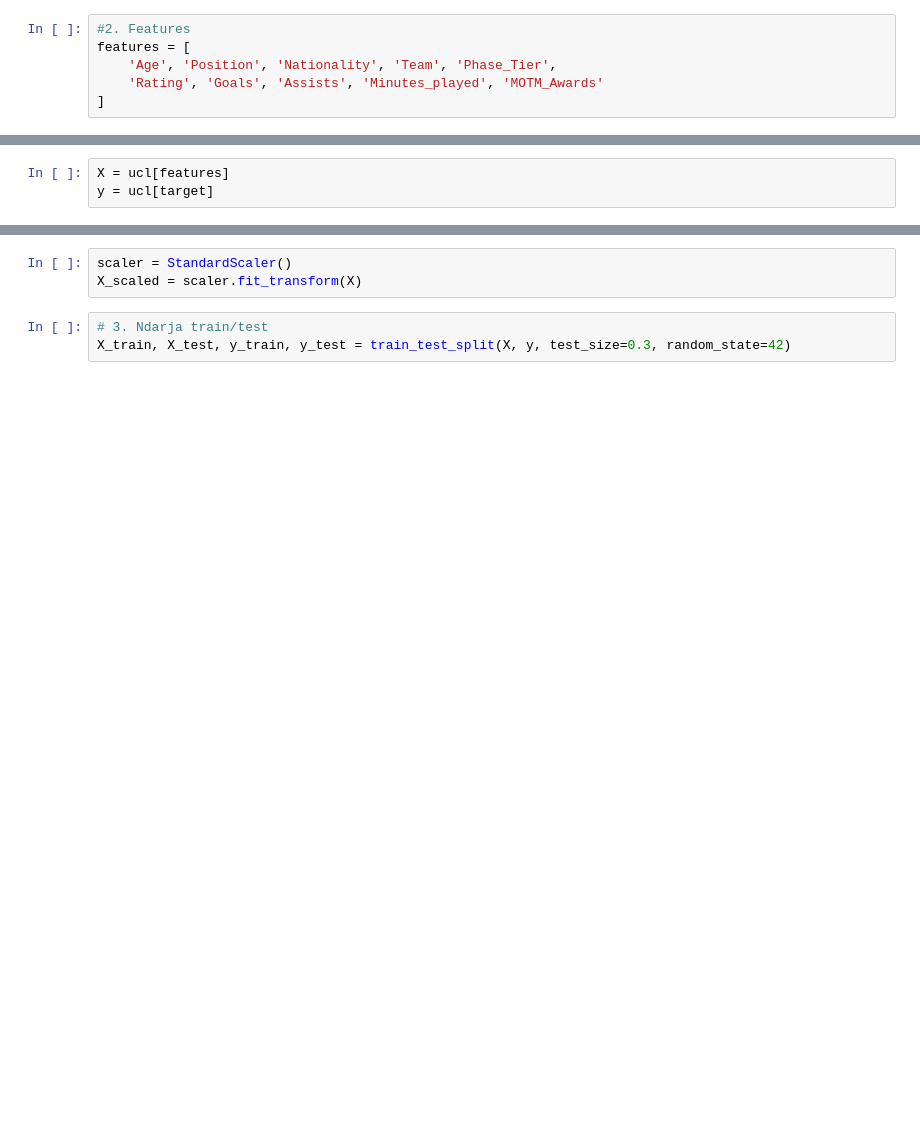
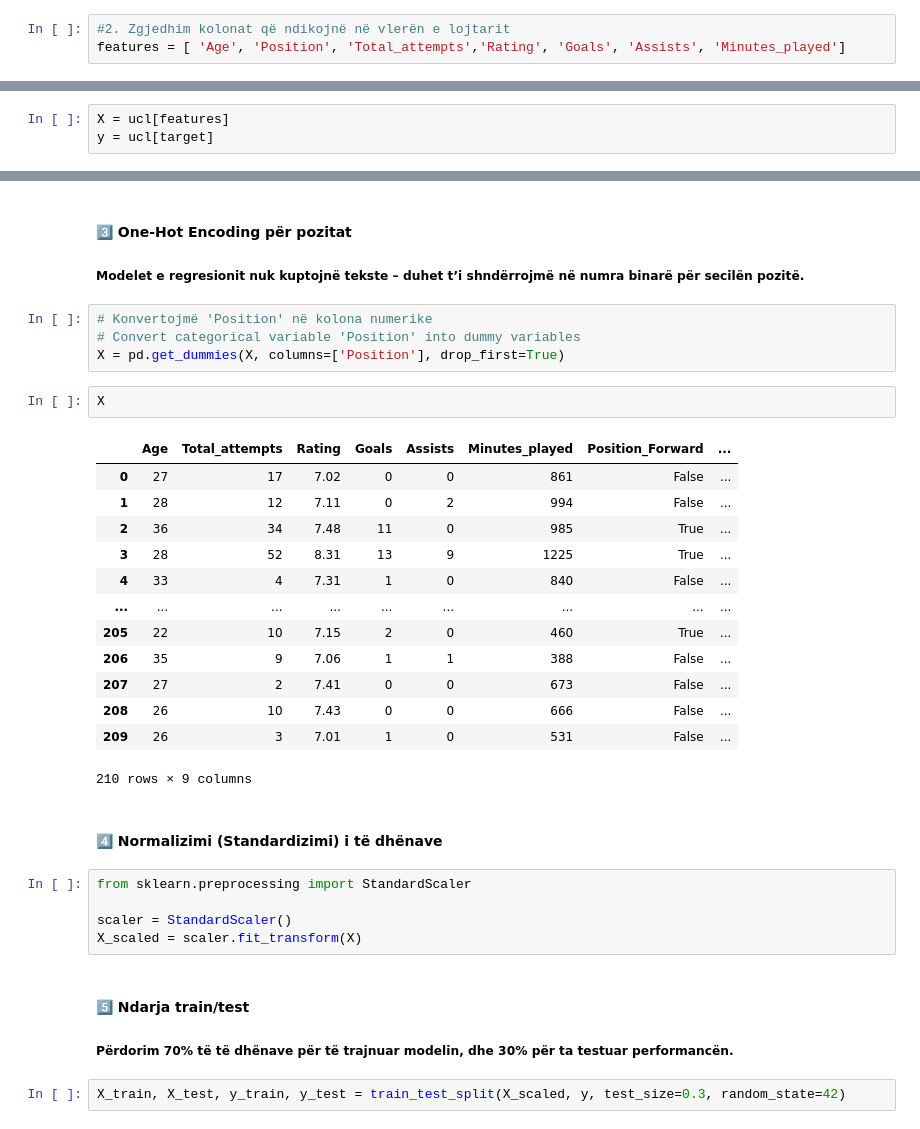
Before and after one commit to ArberKuqi/PythonDataScience_Project, a Jupyter notebook: ChampionsData_Testing/06-testing_ml_r.ipynb, the cells around one changed output, grey strips where cells are left out. Cells and saved outputs as stored; diff of their text form; blank space fills up the shorter version.

```diff
--- a/ChampionsData_Testing/06-testing_ml_r.ipynb
+++ b/ChampionsData_Testing/06-testing_ml_r.ipynb
@@ -14,6 +20,3 @@ target = "Value10^6"
 # %%
-#2. Features
-features = [
-    'Age', 'Position', 'Nationality', 'Team', 'Phase_Tier',
-    'Rating', 'Goals', 'Assists', 'Minutes_played', 'MOTM_Awards'
-]
+#2. Zgjedhim kolonat që ndikojnë në vlerën e lojtarit
+features = [ 'Age', 'Position', 'Total_attempts','Rating', 'Goals', 'Assists', 'Minutes_played']
@@ -23,6 +44,35 @@ y = ucl[target]
+# %% [markdown]
+#### 3️⃣ One-Hot Encoding për pozitat
+##### Modelet e regresionit nuk kuptojnë tekste – duhet t’i shndërrojmë në numra binarë për secilën pozitë.
+# %%
+# Konvertojmë 'Position' në kolona numerike
+# Convert categorical variable 'Position' into dummy variables
+X = pd.get_dummies(X, columns=['Position'], drop_first=True)
+# %%
+X
+# %% [output]
+|  | Age | Total_attempts | Rating | Goals | Assists | Minutes_played | Position_Forward | ... |
+| 0 | 27 | 17 | 7.02 | 0 | 0 | 861 | False | ... |
+| 1 | 28 | 12 | 7.11 | 0 | 2 | 994 | False | ... |
+| 2 | 36 | 34 | 7.48 | 11 | 0 | 985 | True | ... |
+| 3 | 28 | 52 | 8.31 | 13 | 9 | 1225 | True | ... |
+| 4 | 33 | 4 | 7.31 | 1 | 0 | 840 | False | ... |
+| ... | ... | ... | ... | ... | ... | ... | ... | ... |
+| 205 | 22 | 10 | 7.15 | 2 | 0 | 460 | True | ... |
+| 206 | 35 | 9 | 7.06 | 1 | 1 | 388 | False | ... |
+| 207 | 27 | 2 | 7.41 | 0 | 0 | 673 | False | ... |
+| 208 | 26 | 10 | 7.43 | 0 | 0 | 666 | False | ... |
+| 209 | 26 | 3 | 7.01 | 1 | 0 | 531 | False | ... |
+210 rows × 9 columns
+# %% [markdown]
+#### 4️⃣ Normalizimi (Standardizimi) i të dhënave
 # %%
+from sklearn.preprocessing import StandardScaler
+
 scaler = StandardScaler()
 X_scaled = scaler.fit_transform(X)
+# %% [markdown]
+#### 5️⃣ Ndarja train/test
+#####  Përdorim 70% të të dhënave për të trajnuar modelin, dhe 30% për ta testuar performancën.
 # %%
-# 3. Ndarja train/test
-X_train, X_test, y_train, y_test = train_test_split(X, y, test_size=0.3, random_state=42)
+X_train, X_test, y_train, y_test = train_test_split(X_scaled, y, test_size=0.3, random_state=42)
```
Also changed, not shown: parts of 18 cells of this notebook.
